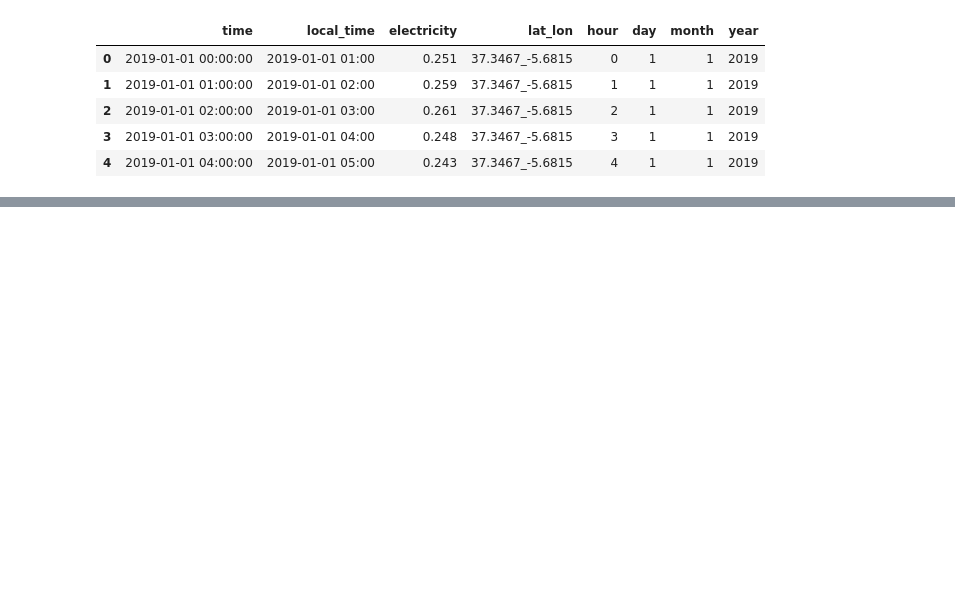
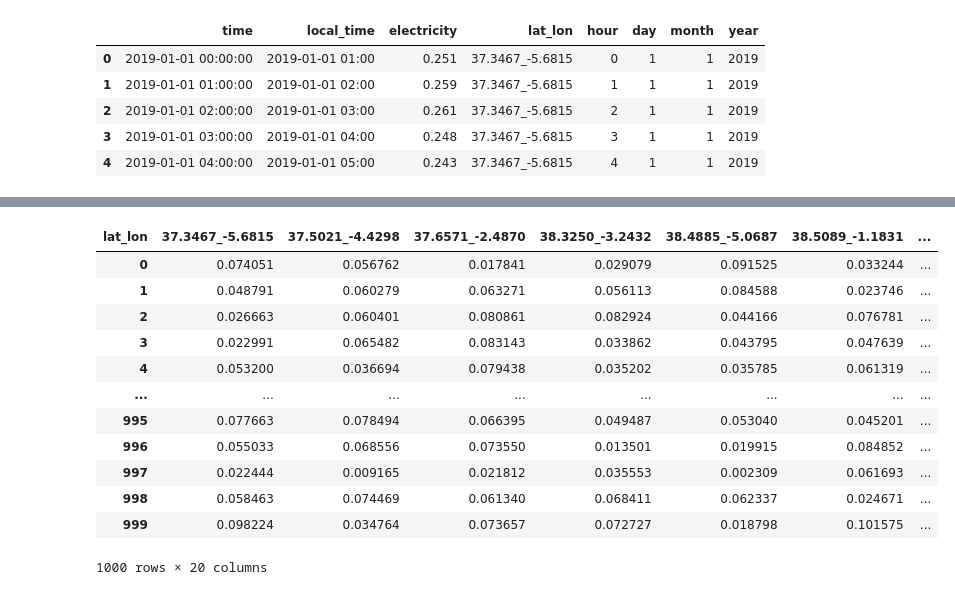
Before and after one commit to marchd1997/EDP_CRM_week, a Jupyter notebook: notebooks/exploration_prices.ipynb, the cells around one changed output, grey strips where cells are left out. Saved outputs shown, nothing was run; the diff lists cells and outputs as text; code cells hidden in the pictures; blank space fills up the shorter version.

```diff
--- a/notebooks/exploration_prices.ipynb
+++ b/notebooks/exploration_prices.ipynb
@@ -112,0 +129,23 @@ prices.loc[89824:89827,:]
+# %%
+# generar inversiones
+n_samples = 1000
+n_locations = monthly_rev.shape[1]
+
+w_np = np.random.uniform(size=(n_samples, n_locations))
+w_np /= w_np.sum(axis=1, keepdims=True)
+df_w = pd.DataFrame(w_np, columns=monthly_rev.columns)
+df_w
+# %% [output]
+| lat_lon | 37.3467_-5.6815 | 37.5021_-4.4298 | 37.6571_-2.4870 | 38.3250_-3.2432 | 38.4885_-5.0687 | 38.5089_-1.1831 | ... |
+| 0 | 0.074051 | 0.056762 | 0.017841 | 0.029079 | 0.091525 | 0.033244 | ... |
+| 1 | 0.048791 | 0.060279 | 0.063271 | 0.056113 | 0.084588 | 0.023746 | ... |
+| 2 | 0.026663 | 0.060401 | 0.080861 | 0.082924 | 0.044166 | 0.076781 | ... |
+| 3 | 0.022991 | 0.065482 | 0.083143 | 0.033862 | 0.043795 | 0.047639 | ... |
+| 4 | 0.053200 | 0.036694 | 0.079438 | 0.035202 | 0.035785 | 0.061319 | ... |
+| ... | ... | ... | ... | ... | ... | ... | ... |
+| 995 | 0.077663 | 0.078494 | 0.066395 | 0.049487 | 0.053040 | 0.045201 | ... |
+| 996 | 0.055033 | 0.068556 | 0.073550 | 0.013501 | 0.019915 | 0.084852 | ... |
+| 997 | 0.022444 | 0.009165 | 0.021812 | 0.035553 | 0.002309 | 0.061693 | ... |
+| 998 | 0.058463 | 0.074469 | 0.061340 | 0.068411 | 0.062337 | 0.024671 | ... |
+| 999 | 0.098224 | 0.034764 | 0.073657 | 0.072727 | 0.018798 | 0.101575 | ... |
+1000 rows × 20 columns
```
Also changed, not shown: parts of 9 cells of this notebook.
